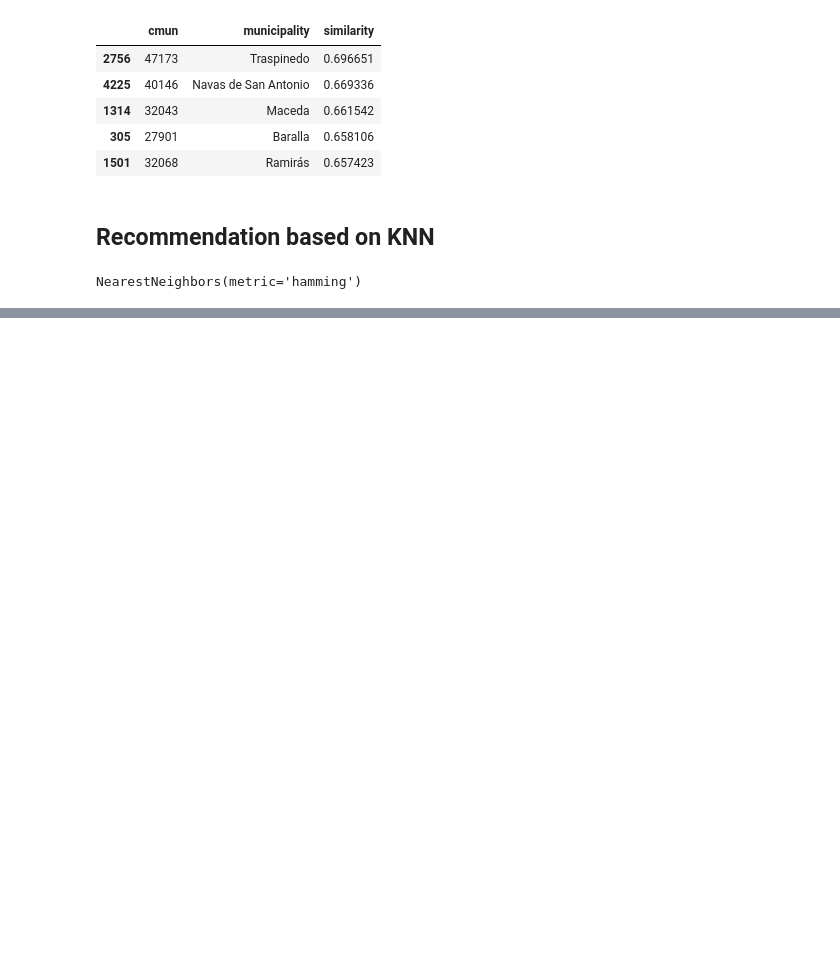
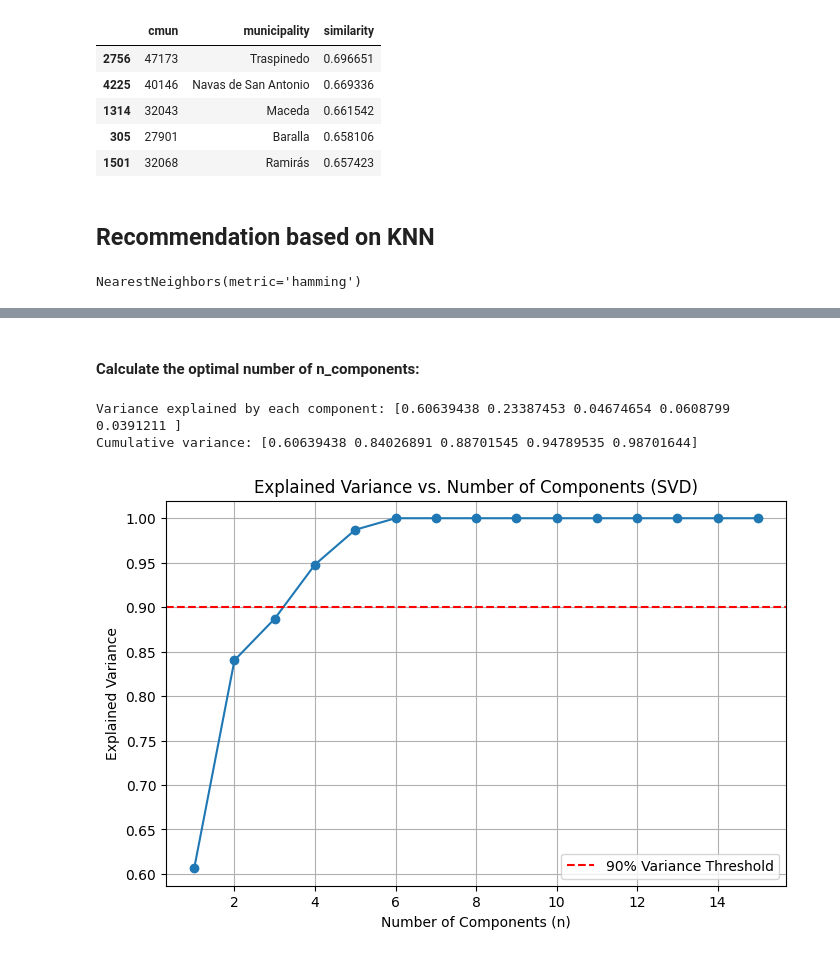
Before and after one commit to marimoysan/ml-pueblos, a Jupyter notebook: notebooks/model/recommender_system.ipynb, the cells around one changed output, grey strips where cells are left out. Saved outputs shown, nothing was run; the diff lists cells and outputs as text; code cells hidden in the pictures; blank space fills up the shorter version.

```diff
--- a/notebooks/model/recommender_system.ipynb
+++ b/notebooks/model/recommender_system.ipynb
@@ -199,0 +268,43 @@ recommendations[['municipality', 'similarity']]
+# %% [markdown]
+#### Calculate the optimal number of n_components:
+# %%
+# Example sparse matrix (this would be your user-item or town-feature matrix)
+
+# Apply SVD with many components to check variance
+svd = TruncatedSVD(n_components=5)
+svd.fit(user_choices.drop(["cmun", "municipality"],axis=1))
+
+# Check explained variance per component
+explained_variance = svd.explained_variance_ratio_
+
+# Check cumulative variance (how much info we keep)
+cumulative_variance = np.cumsum(explained_variance)
+
+print("Variance explained by each component:", explained_variance)
+print("Cumulative variance:", cumulative_variance)
+# %% [output]
+Variance explained by each component: [0.60639438 0.23387453 0.04674654 0.0608799  0.0391211 ]
+Cumulative variance: [0.60639438 0.84026891 0.88701545 0.94789535 0.98701644]
+# %%
+user_choices_numeric = user_choices.drop(columns=['cmun', 'municipality'])
+
+n_components_list = range(1, min(50, user_choices_numeric.shape[1]) + 1)
+explained_variance = []
+
+for n in n_components_list:
+    svd = TruncatedSVD(n_components=n)
+    svd.fit(user_choices_numeric)
+    explained_variance.append(sum(svd.explained_variance_ratio_))
+
+# ✅ Step 4: Plot Explained Variance vs. Number of Components
+plt.figure(figsize=(8, 5))
+plt.plot(n_components_list, explained_variance, marker='o', linestyle='-')
+plt.xlabel("Number of Components (n)")
+plt.ylabel("Explained Variance")
+plt.title("Explained Variance vs. Number of Components (SVD)")
+plt.axhline(y=0.9, color='r', linestyle='--', label="90% Variance Threshold")  # Add 90% threshold line
+plt.grid(True)
+plt.legend()
+plt.show()
+# %% [output]
+[figure, added]
```
Also changed, not shown: parts of 13 cells of this notebook.
